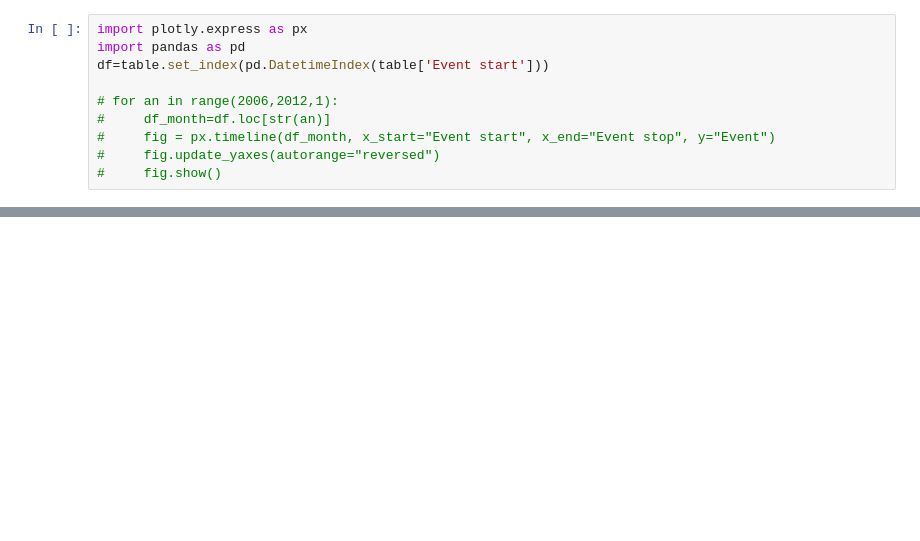
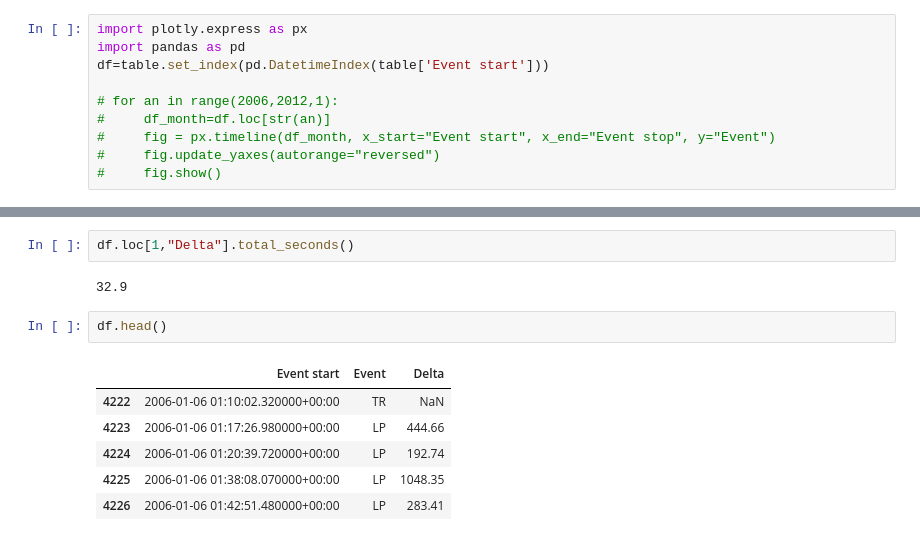
Before and after one commit to rubalravinder/cas_etude_volcano, a Jupyter notebook: Volcano_Etude_3.ipynb, the cells around one changed output, grey strips where cells are left out. Saved outputs shown, nothing was run; the diff lists cells and outputs as text; blank space fills up the shorter version.

```diff
--- a/Volcano_Etude_3.ipynb
+++ b/Volcano_Etude_3.ipynb
@@ -68,0 +47,13 @@ df_r
+# %%
+df.loc[1,"Delta"].total_seconds()
+# %% [output]
+32.9
+# %%
+df.head()
+# %% [output]
+|  | Event start | Event | Delta |
+| 4222 | 2006-01-06 01:10:02.320000+00:00 | TR | NaN |
+| 4223 | 2006-01-06 01:17:26.980000+00:00 | LP | 444.66 |
+| 4224 | 2006-01-06 01:20:39.720000+00:00 | LP | 192.74 |
+| 4225 | 2006-01-06 01:38:08.070000+00:00 | LP | 1048.35 |
+| 4226 | 2006-01-06 01:42:51.480000+00:00 | LP | 283.41 |
```
Also changed, not shown: parts of 4 cells of this notebook.
